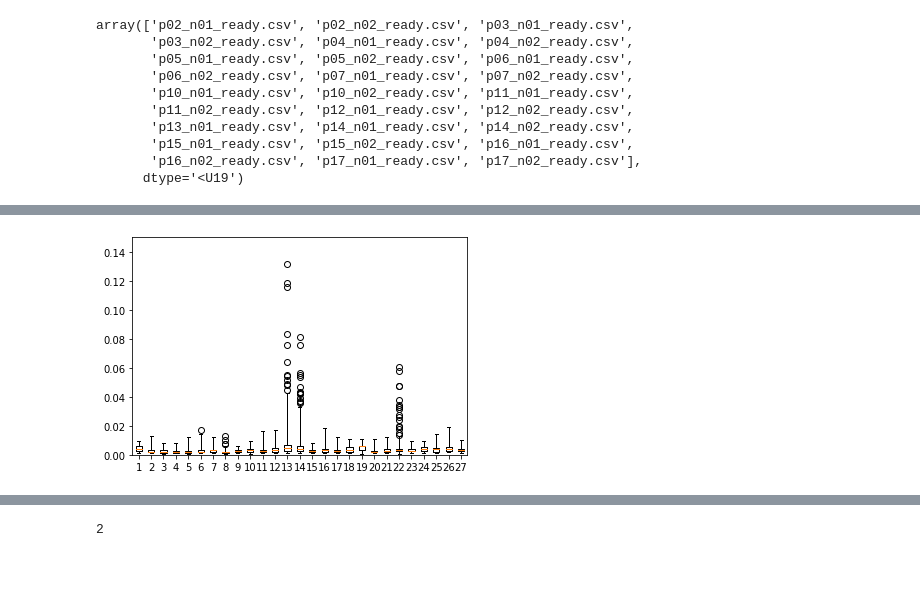
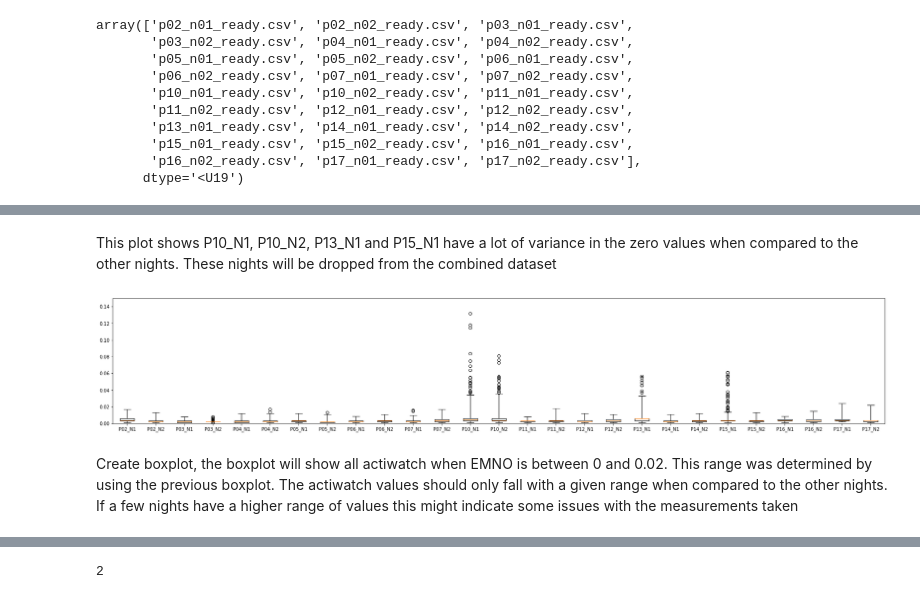
Before and after one commit to nishisandali/IFN646_Project, a Jupyter notebook: alice_preprocess.ipynb, the cells around one changed output, grey strips where cells are left out. Cells and saved outputs as stored; diff of their text form; code cells hidden in the pictures; blank space fills up the shorter version.

```diff
--- a/alice_preprocess.ipynb
+++ b/alice_preprocess.ipynb
@@ -176,12 +186,15 @@ Range of P17_N2 Min: 0.0012601280000000001 Max: 0.157736543 Index: 27
-# %%
-plt.boxplot(applewatch, whis=10)
-#plt.ylim(0,.005)
-plt.ylim(0,.15)
-plt.show()
-
-#good evidence for removeing 13, 14 and 22
-# %% [output]
-[figure, removed]
+# %% [markdown]
+This plot shows P10_N1, P10_N2, P13_N1 and P15_N1 have a lot of variance in the zero values when compared to the other nights. These nights will be dropped from the combined dataset
+# %%
+plt.boxplot(applewatch, whis=10)
+plt.ylim(0,.15)
+plt.rcParams["figure.figsize"] = (30,5)
+plt.xticks([1,2,3,4,5,6,7,8,9,10,11,12,13,14,15,16,17,18,19,20,21,22,23,24,25,26,27], fileNames)
+plt.show()
+# %% [output]
+[figure, added]
+# %% [markdown]
+Create boxplot, the boxplot will show all actiwatch when EMNO is between 0 and 0.02. This range was determined by using the previous boxplot. The actiwatch values should only fall with a given range when compared to the other nights. If a few nights have a higher range of values this might indicate some issues with the measurements taken
 # %%
 actiwatch = []
 index = 1
```
Also changed, not shown: parts of 22 cells of this notebook, 31 other files.
